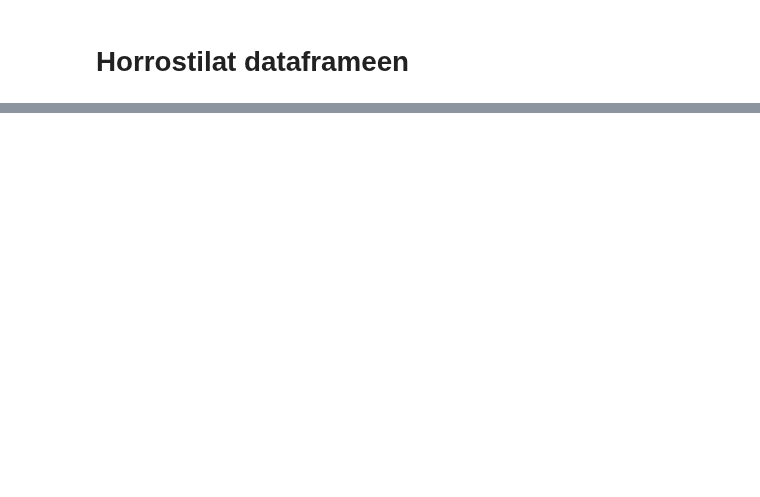
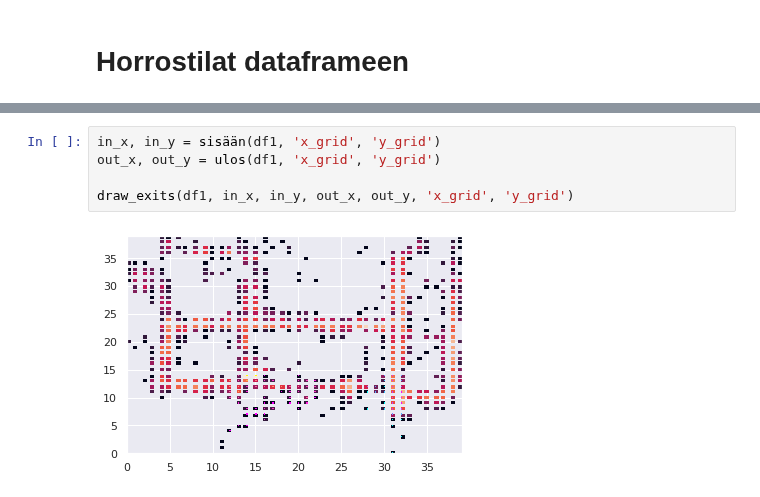
Before and after one commit to Erik-Eki/Project-2-machine-learning-applications, a Jupyter notebook: main2.ipynb, the cells around one changed output, grey strips where cells are left out. Saved outputs shown, nothing was run; the diff lists cells and outputs as text; blank space fills up the shorter version.

```diff
--- a/main2.ipynb
+++ b/main2.ipynb
@@ -140,0 +184,7 @@ df.head()
+# %%
+in_x, in_y = sisään(df1, 'x_grid', 'y_grid')
+out_x, out_y = ulos(df1, 'x_grid', 'y_grid')
+
+draw_exits(df1, in_x, in_y, out_x, out_y, 'x_grid', 'y_grid')
+# %% [output]
+[figure, added]
```
Also changed, not shown: parts of 15 cells of this notebook, 2 other files.
